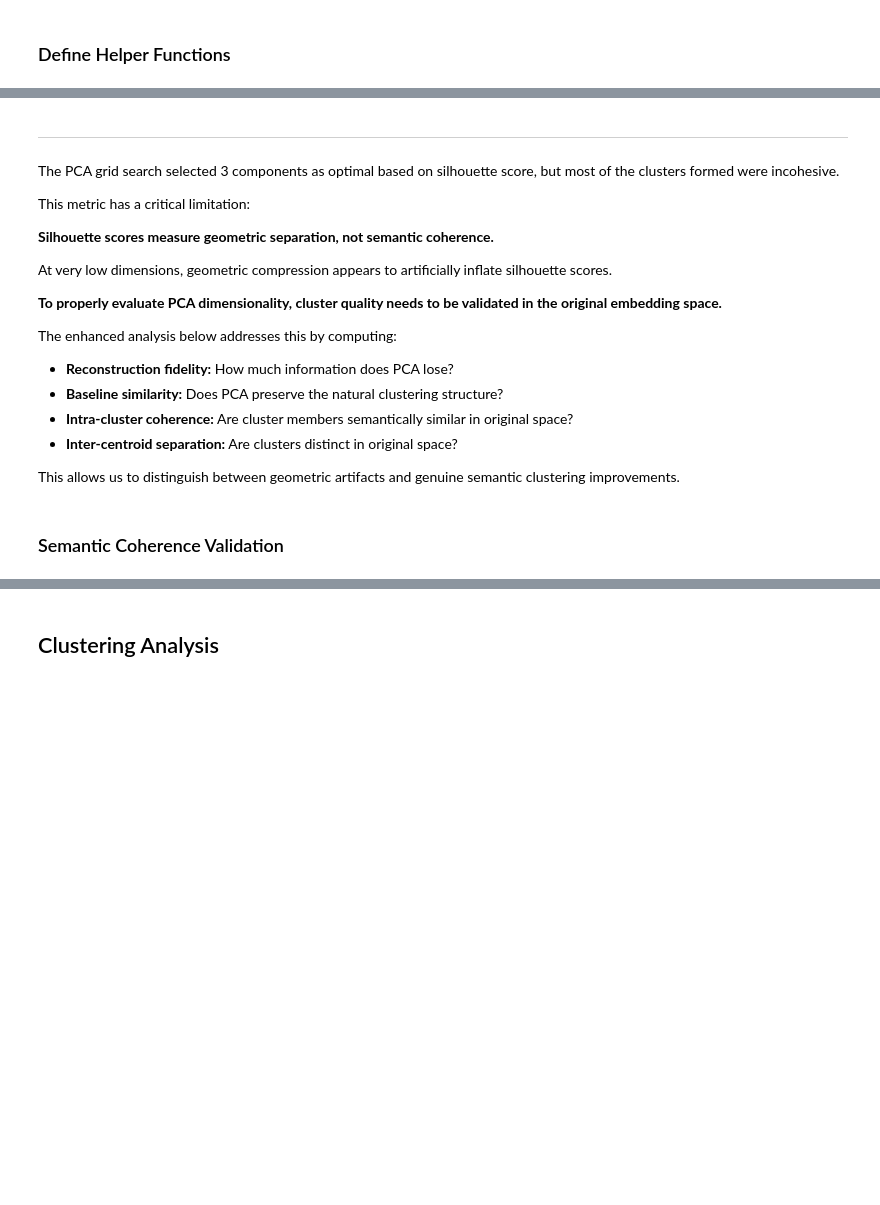
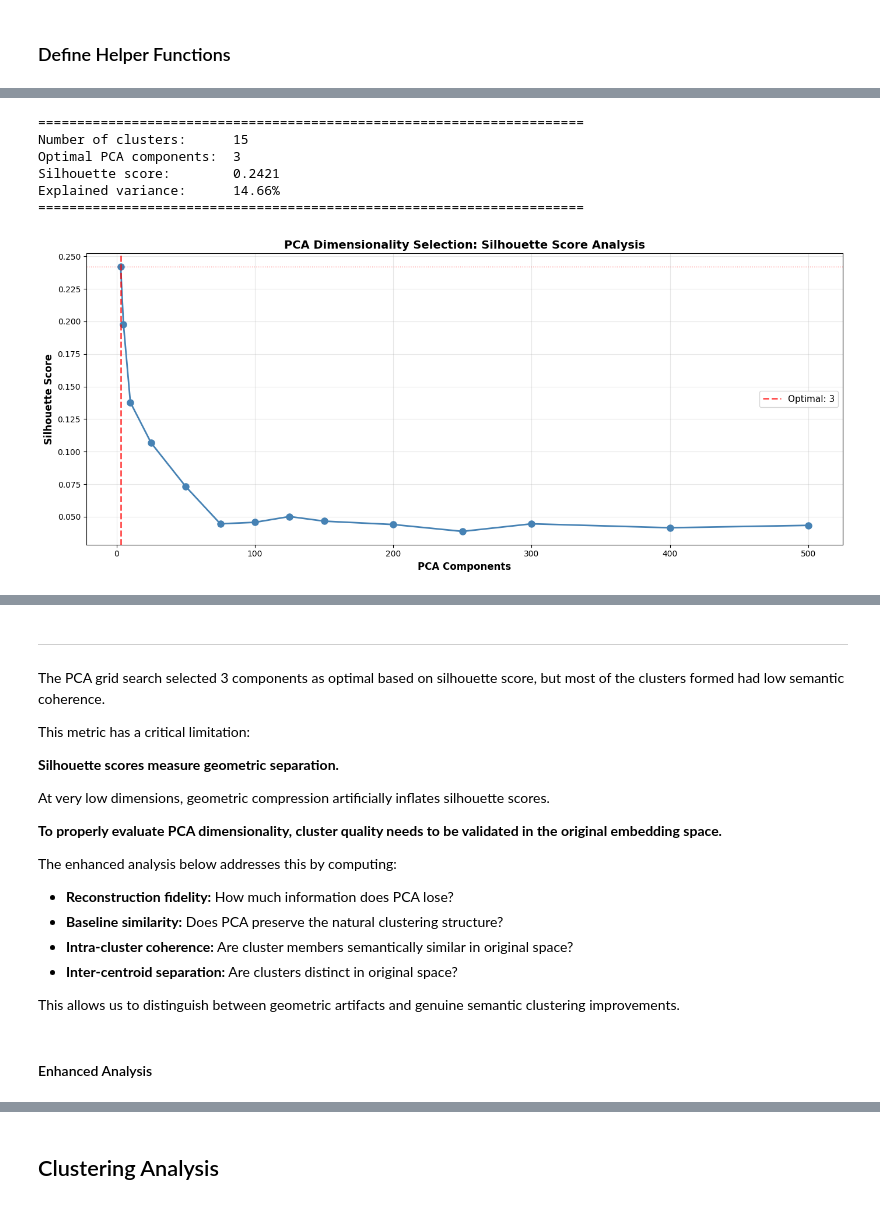
Before and after one commit to chmcbs/chinese-noun-embeddings, a Jupyter notebook: noun_clustering.ipynb, the cells around one changed output, grey strips where cells are left out. Drawn from its saved outputs; the diff is of its cells as text; code cells hidden in the pictures; blank space fills up the shorter version.

```diff
--- a/noun_clustering.ipynb
+++ b/noun_clustering.ipynb
@@ -509,0 +824,71 @@ Cluster 0 (size: 79):
+# %%
+# Define PCA grid search parameters
+pca_components = [3, 5, 10, 25, 50, 75, 100, 125, 150, 200, 250, 300, 400, 500]
+
+# Run PCA grid search
+pca_results = run_pca_grid_search(
+    embeddings_BERT_top500,
+    pca_components,
+    n_clusters=optimal_agg_clusters,
+    compute_silhouette=True
+)
+
+# Extract results
+pca_models_dict = pca_results['pca_models_dict']
+pca_embeddings_dict = pca_results['pca_embeddings_dict']
+pca_scores = pca_results['pca_scores']
+
+# Get optimal PCA components
+optimal_idx = np.argmax(pca_scores)
+optimal_pca = pca_components[optimal_idx]
+optimal_score = pca_scores[optimal_idx]
+optimal_pca_model = pca_models_dict[optimal_pca]
+
+# Print summary
+print("=" * 70)
+print(f"Number of clusters:      {optimal_agg_clusters}")
+print(f"Optimal PCA components:  {optimal_pca}")
+print(f"Silhouette score:        {optimal_score:.4f}")
+print(f"Explained variance:      {sum(optimal_pca_model.explained_variance_ratio_):.2%}")
+print("=" * 70)
+
+# Plot results
+fig, ax = plt.subplots(figsize=(14, 6))
+ax.plot(pca_components, pca_scores, marker='o', linewidth=2, markersize=8, color='steelblue')
+ax.axvline(x=optimal_pca, color='r', linestyle='--', alpha=0.7, linewidth=2, label=f'Optimal: {optimal_pca}')
+ax.axhline(y=optimal_score, color='r', linestyle=':', alpha=0.5, linewidth=1)
+ax.set_xlabel('PCA Components', fontsize=12, fontweight='bold')
+ax.set_ylabel('Silhouette Score', fontsize=12, fontweight='bold')
+ax.set_title('PCA Dimensionality Selection: Silhouette Score Analysis', fontsize=14, fontweight='bold')
+ax.grid(True, alpha=0.3)
+ax.legend(fontsize=11)
+plt.tight_layout()
+plt.show()
+
+# Apply optimal PCA and run clustering
+optimal_pca_embeddings = pca_embeddings_dict[optimal_pca]
+optimal_labels = run_clustering(optimal_pca_embeddings, optimal_agg_clusters)
+
+# Get representatives from each cluster
+optimal_results = get_representative_nouns(
+    optimal_pca_embeddings,
+    optimal_labels,
+    nouns_top500,
+    optimal_agg_clusters,
+    n_representatives=25
+)
+
+# Print results
+print_representative_nouns(
+    optimal_results,
+    title=f"AGGLOMERATIVE CLUSTERING WITH {optimal_pca} PCA COMPONENTS ({optimal_agg_clusters} clusters)",
+    sort_by='size'
+)
+# %% [output]
+======================================================================
+Number of clusters:      15
+Optimal PCA components:  3
+Silhouette score:        0.2421
+Explained variance:      14.66%
+======================================================================
+[figure, added]
@@ -510,13 +912,13 @@ Cluster 0 (size: 79):
 # %% [markdown]
 ---
 
-The PCA grid search selected 3 components as optimal based on silhouette score, but most of the clusters formed were incohesive.
+The PCA grid search selected 3 components as optimal based on silhouette score, but most of the clusters formed had low semantic coherence.
 
 This metric has a critical limitation:
 
-**Silhouette scores measure geometric separation, not semantic coherence.**
+**Silhouette scores measure geometric separation.**
 
-At very low dimensions, geometric compression appears to artificially inflate silhouette scores.
+At very low dimensions, geometric compression artificially inflates silhouette scores.
 
 **To properly evaluate PCA dimensionality, cluster quality needs to be validated in the original embedding space.**
 
@@ -528,5 +930,5 @@ The enhanced analysis below addresses this by computing:
 
 This allows us to distinguish between geometric artifacts and genuine semantic clustering improvements.
 # %% [markdown]
-### Semantic Coherence Validation
+#### Enhanced Analysis
 # %%
```
Also changed, not shown: parts of 36 cells of this notebook, 1 other file.
